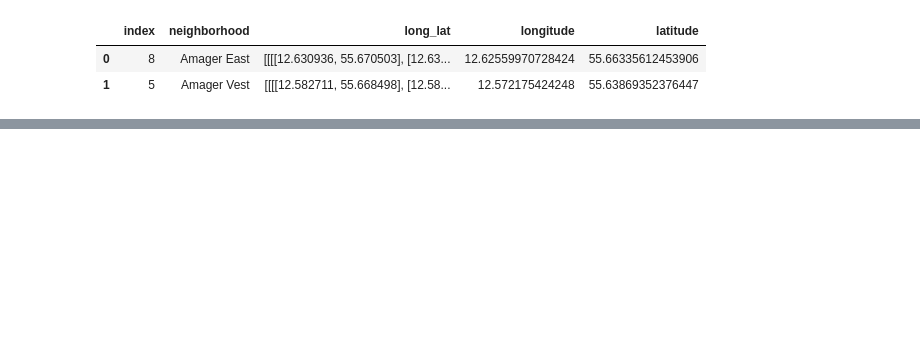
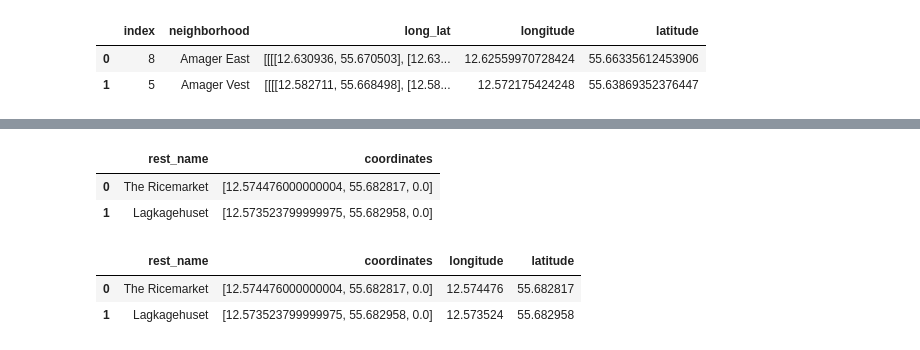
Before and after one commit to Jyojha/DS_Projects, a Jupyter notebook: Airbnb_Data_Munging_Copenhagen.ipynb, the cells around one changed output, grey strips where cells are left out. Cells and saved outputs as stored; diff of their text form; code cells hidden in the pictures; blank space fills up the shorter version.

```diff
--- a/Airbnb_Data_Munging_Copenhagen.ipynb
+++ b/Airbnb_Data_Munging_Copenhagen.ipynb
@@ -315,0 +446,12 @@ nbrhd_map
+# %%
+rest_dict = {}
+
+for point in rd['kml']['Document']['Folder']['Placemark']:
+    rest_dict[point[u'name']] = point['Point'][u'coordinates'].split(",")
+# %%
+rest_data = pd.DataFrame(rest_dict.items(), columns =['rest_name','coordinates'])
+rest_data.head(2)
+# %% [output]
+|  | rest_name | coordinates |
+| 0 | The Ricemarket | [12.574476000000004, 55.682817, 0.0] |
+| 1 | Lagkagehuset | [12.573523799999975, 55.682958, 0.0] |
@@ -315,0 +461,6 @@ nbrhd_map
+# %%
+rest_data.head(2)
+# %% [output]
+|  | rest_name | coordinates | longitude | latitude |
+| 0 | The Ricemarket | [12.574476000000004, 55.682817, 0.0] | 12.574476 | 55.682817 |
+| 1 | Lagkagehuset | [12.573523799999975, 55.682958, 0.0] | 12.573524 | 55.682958 |
```
Also changed, not shown: parts of 30 cells of this notebook.
